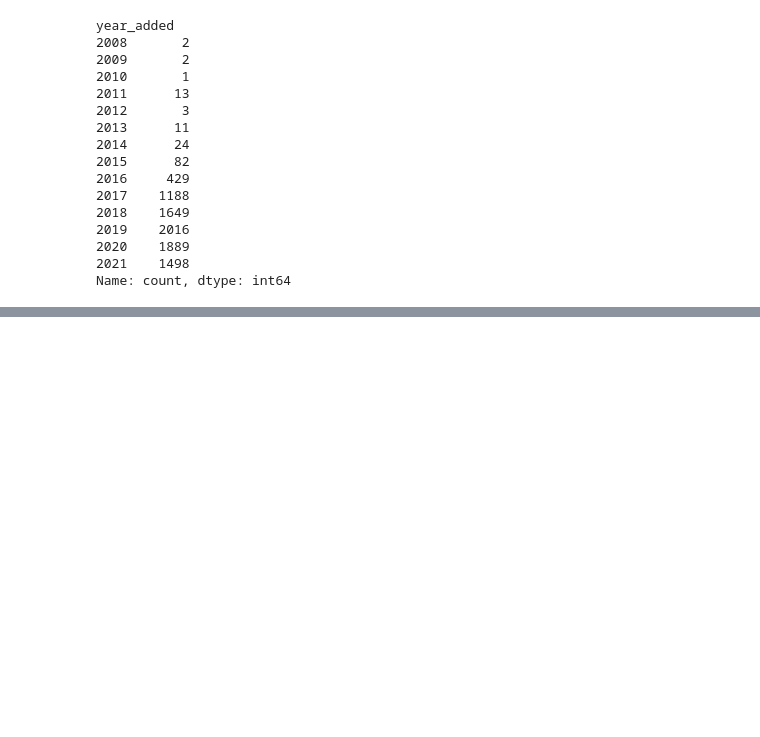
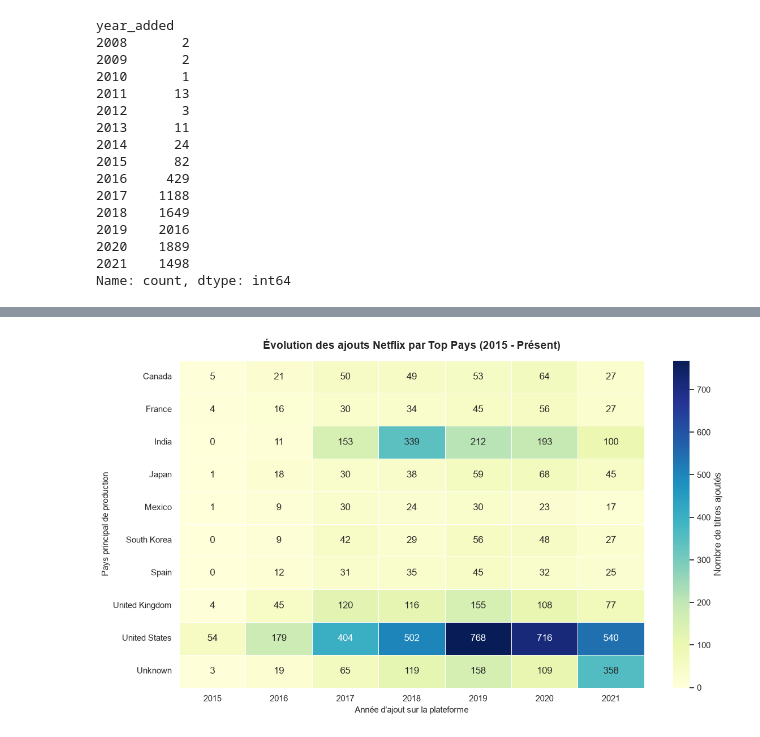
Before and after one commit to djiliwade67-ops/portfolio-data-science, a Jupyter notebook: projet1-netflix/projet1-netflix.ipynb, the cells around one changed output, grey strips where cells are left out. Drawn from its saved outputs; the diff is of its cells as text; code cells hidden in the pictures; blank space fills up the shorter version.

```diff
--- a/projet1-netflix/projet1-netflix.ipynb
+++ b/projet1-netflix/projet1-netflix.ipynb
@@ -191,0 +227,48 @@ fig.write_html("netflix_ajouts_par_annee.html")
+# %%
+import matplotlib.pyplot as plt
+import pandas as pd
+import seaborn as sns
+
+# 1. Nettoyage : Extraction du premier pays principal
+net["primary_country"] = (
+    net["country"].fillna("Inconnu").apply(lambda x: x.split(",")[0].strip())
+)
+
+# 2. On isole les Top 10 pays identifiés à l'exercice 1
+top_10_countries = net["primary_country"].value_counts().head(10).index
+net_top10 = net[net["primary_country"].isin(top_10_countries)]
+
+# 3. Filtrage des années (ex: à partir de 2015 pour éviter la zone creuse)
+net_top10_recent = net_top10[net_top10["year_added"] >= 2015]
+
+# 4. Table pivot (Pays en lignes, Années en colonnes)
+pivot_table = pd.crosstab(
+    index=net_top10_recent["primary_country"],
+    columns=net_top10_recent["year_added"].astype(int),
+)
+
+# 5. Visualisation Heatmap
+plt.figure(figsize=(12, 7))
+sns.heatmap(
+    pivot_table,
+    cmap="YlGnBu",  # Palette séquentielle : clair = faible, foncé = fort
+    annot=True,  # Affiche les valeurs numériques dans les cases
+    fmt="d",  # Format nombre entier
+    linewidths=0.5,  # Lignes de séparation légères
+    cbar_kws={"label": "Nombre de titres ajoutés"},
+)
+
+# 6. Titre et axes clairs
+plt.title(
+    "Évolution des ajouts Netflix par Top Pays (2015 - Présent)",
+    fontsize=14,
+    pad=15,
+    weight="bold",
+)
+plt.xlabel("Année d'ajout sur la plateforme", fontsize=11)
+plt.ylabel("Pays principal de production", fontsize=11)
+
+plt.tight_layout()
+plt.show()
+# %% [output]
+[figure, added]
```
Also changed, not shown: parts of 5 cells of this notebook, 1 other file.
